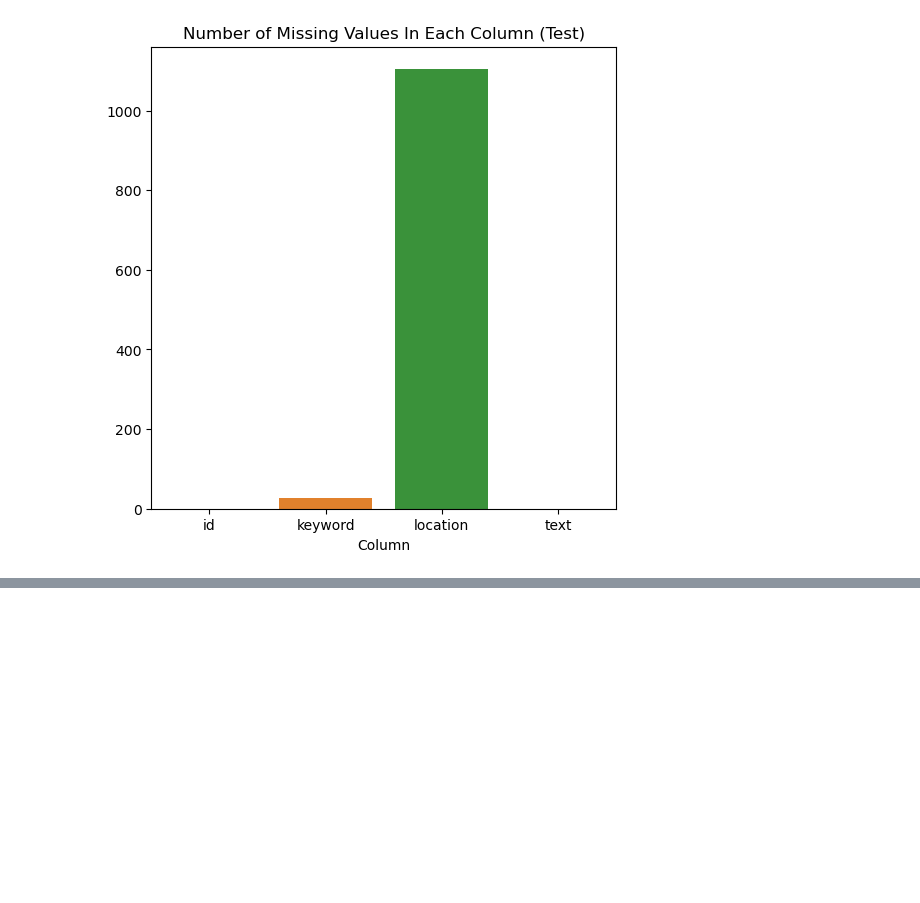
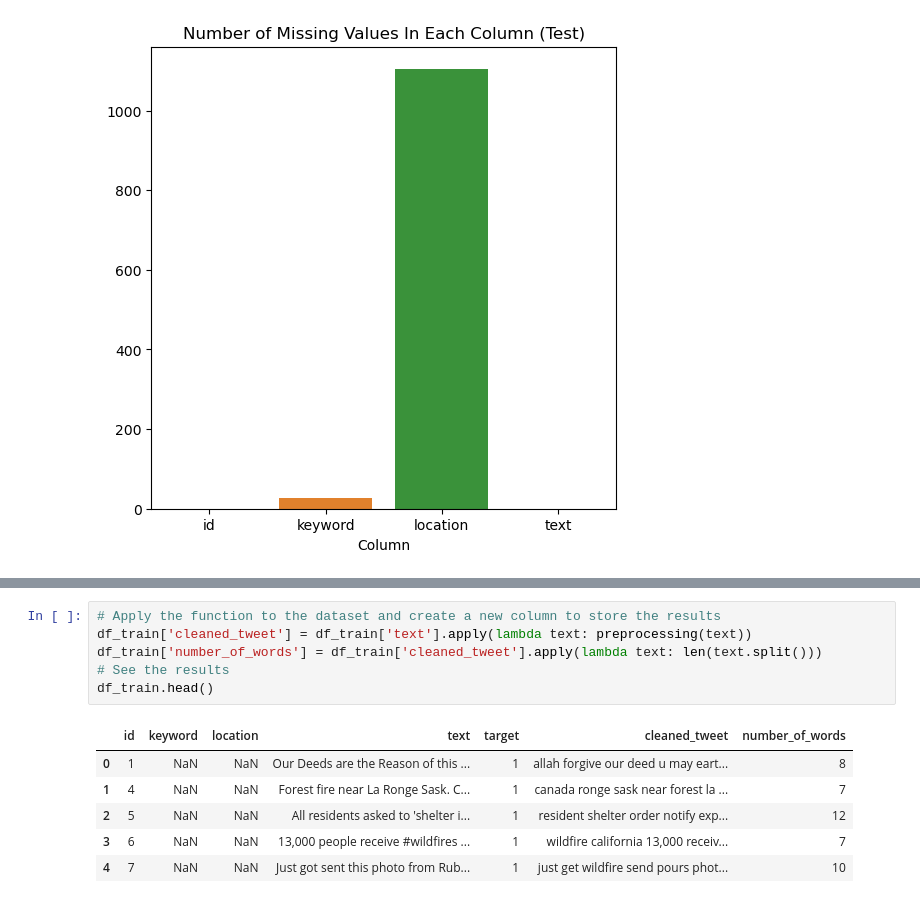
Before and after one commit to IvanLiuTW/code, a Jupyter notebook: rnn_tweet.ipynb, the cells around one changed output, grey strips where cells are left out. Drawn from its saved outputs; the diff is of its cells as text; blank space fills up the shorter version.

```diff
--- a/rnn_tweet.ipynb
+++ b/rnn_tweet.ipynb
@@ -87,0 +279,13 @@ ax.set_xlabel('Column');
+# %%
+# Apply the function to the dataset and create a new column to store the results
+df_train['cleaned_tweet'] = df_train['text'].apply(lambda text: preprocessing(text))
+df_train['number_of_words'] = df_train['cleaned_tweet'].apply(lambda text: len(text.split()))
+# See the results
+df_train.head()
+# %% [output]
+|  | id | keyword | location | text | target | cleaned_tweet | number_of_words |
+| 0 | 1 | NaN | NaN | Our Deeds are the Reason of this ... | 1 | allah forgive our deed u may eart... | 8 |
+| 1 | 4 | NaN | NaN | Forest fire near La Ronge Sask. C... | 1 | canada ronge sask near forest la ... | 7 |
+| 2 | 5 | NaN | NaN | All residents asked to 'shelter i... | 1 | resident shelter order notify exp... | 12 |
+| 3 | 6 | NaN | NaN | 13,000 people receive #wildfires ... | 1 | wildfire california 13,000 receiv... | 7 |
+| 4 | 7 | NaN | NaN | Just got sent this photo from Rub... | 1 | just get wildfire send pours phot... | 10 |
```
Also changed, not shown: parts of 34 cells of this notebook.
